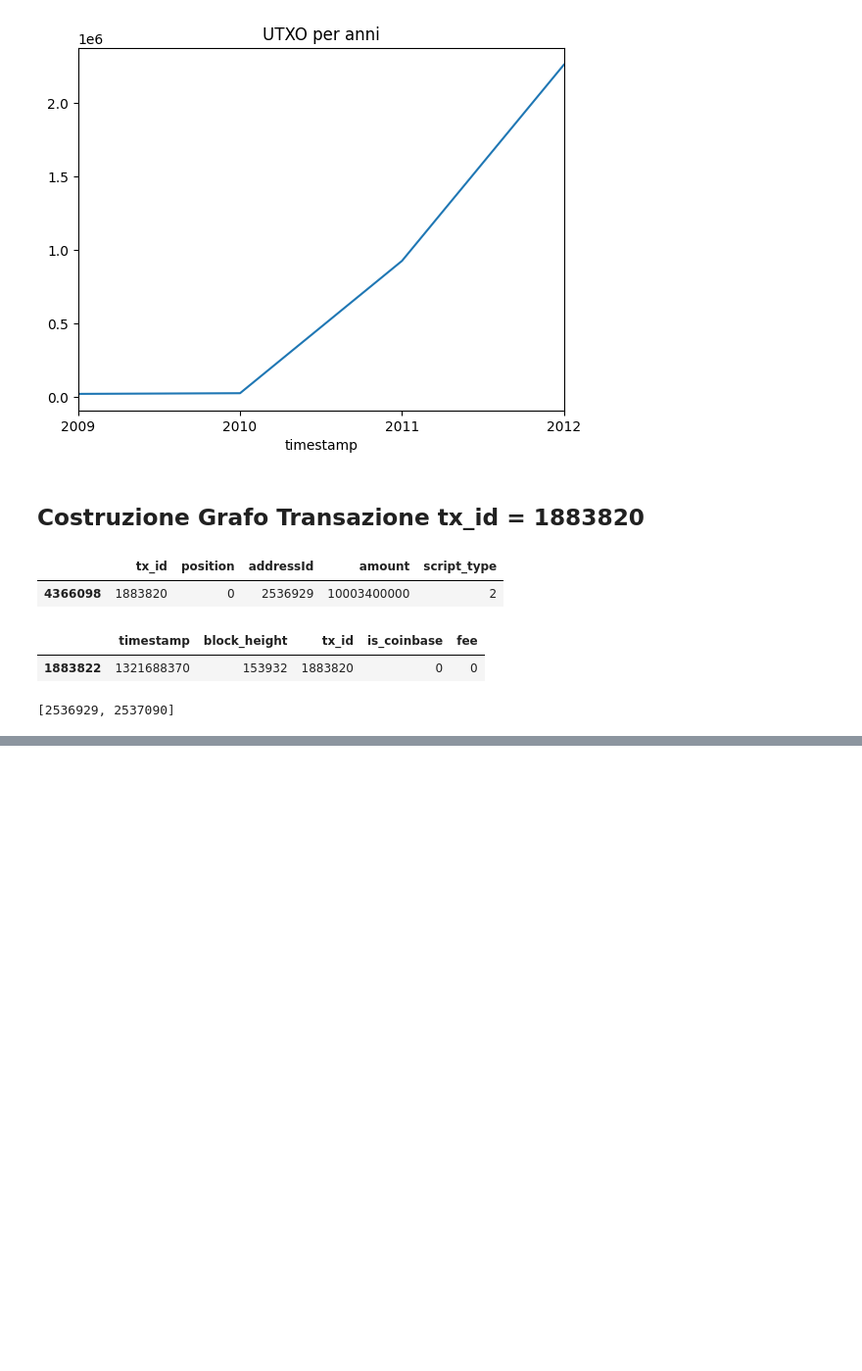
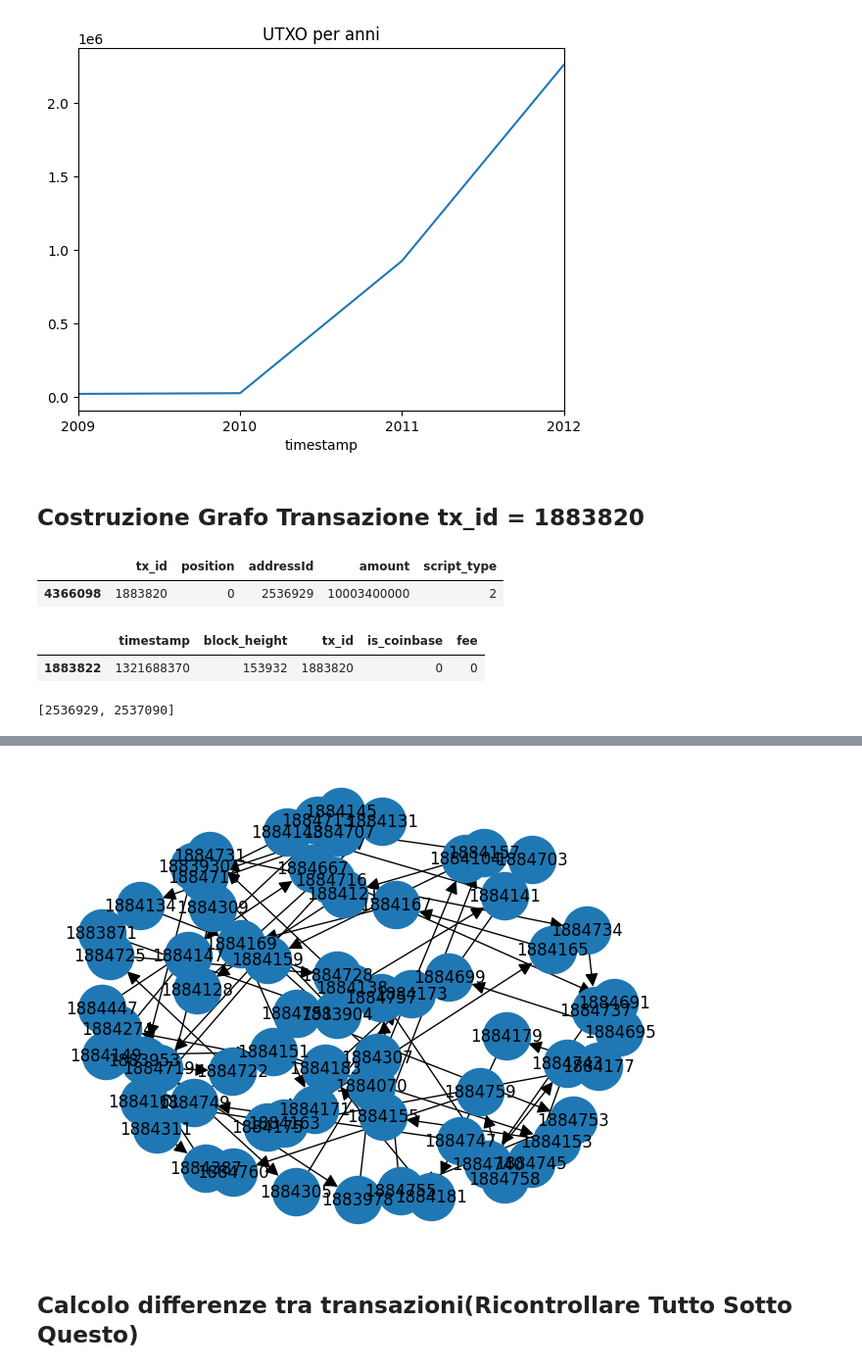
Before and after one commit to TaleWind28/Magician, a Jupyter notebook: Magician.ipynb, the cells around one changed output, grey strips where cells are left out. Shown at 98% size. Cells and saved outputs as stored; diff of their text form; code cells hidden in the pictures; blank space fills up the shorter version.

```diff
--- a/Magician.ipynb
+++ b/Magician.ipynb
@@ -500,7 +502,7 @@ display(deepbit_hased_addresses)
 # %%
-def chain_transactions(chain_output,othersDeepbit,chain):
-    output_tx_id = chain_output.iloc[0]["tx_id"]
-    output_position = chain_output.iloc[0]["position"]
+def chain_transactions(chain_output,othersDeepbit,change_addresses_transactions,change_addresses=[]):
+    output_tx_id = chain_output["tx_id"]
+    output_position = chain_output["position"]
 
     #maschere per ottenere l'input
     tx_id_mask = inputs_df["prev_tx_id"]== output_tx_id
@@ -520,10 +522,17 @@ def chain_transactions(chain_output,othersDeepbit,chain):
 
     othersDeepbit.extend(address for address in related_outputs["addressId"] if address not in deepbit_hased_addresses)
 
-    if len(deepbit_matches) != 1:return chain
+    if len(deepbit_matches) != 1:return change_addresses
     #ricavo il prossimo output
-    chained = related_outputs[related_outputs["addressId"] == deepbit_matches[0]]
+    chained = related_outputs[related_outputs["addressId"] == deepbit_matches[0]].iloc[0]
+    change_addresses.append(int(chained["tx_id"]))
     #memorizzo il tx_id per poter riutilizzare le transazioni
-    chain.append(chained.iloc[0]["tx_id"])
-
-    return chain_transactions(chained,othersDeepbit,chain)
+    change_addresses_transactions.append(
+    {
+        "tx_id":      int(chained["tx_id"]),
+        "position":   int(chained["position"]),
+        "addressId":  int(chained["addressId"]),
+        "amount":     float(chained["amount"])
+    }
+    )
+    return chain_transactions(chained,othersDeepbit,change_addresses_transactions,change_addresses)
@@ -560,0 +612,9 @@ print(len(ctx))
+# %%
+pos = nx.spring_layout(G, k=0.8)
+
+nx.draw(G, pos, with_labels=True, node_size=1200, arrowsize=20)
+plt.show()
+# %% [output]
+[figure, added]
+# %% [markdown]
+## Calcolo differenze tra transazioni(Ricontrollare Tutto Sotto Questo)
```
Also changed, not shown: parts of 11 cells of this notebook.
